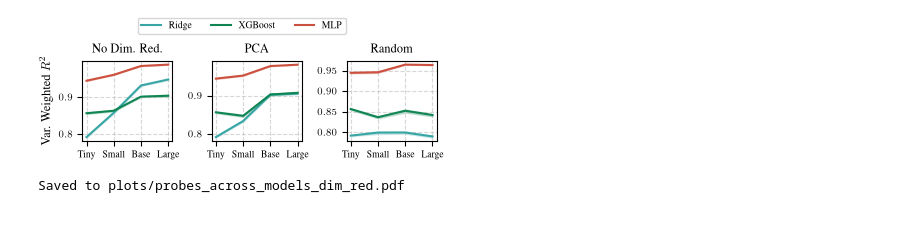
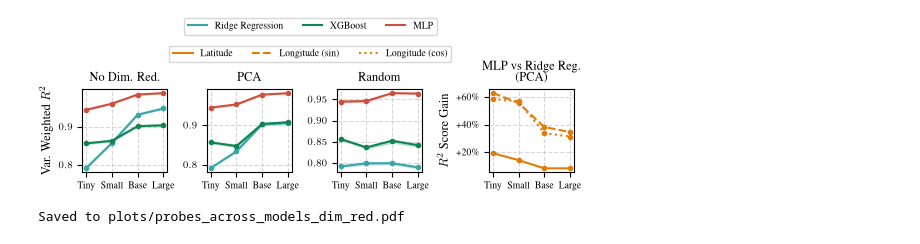
Before and after one commit to kdybek/terramind_probing, a Jupyter notebook: plots.ipynb, the cells around one changed output. Cells and saved outputs as stored; diff of their text form; code cells hidden in the pictures.

Commit message:
updated plots

```diff
--- a/plots.ipynb
+++ b/plots.ipynb
@@ -112,6 +112,11 @@ linestyle_handles = [
     Line2D([0], [0], color=PROBE_COLORS["mlp_ridge_gain"], lw=1.5, linestyle="-", label="Latitude"),
     Line2D([0], [0], color=PROBE_COLORS["mlp_ridge_gain"], lw=1.5, linestyle="--", label="Longitude (sin)"),
     Line2D([0], [0], color=PROBE_COLORS["mlp_ridge_gain"], lw=1.5, linestyle=":", label="Longitude (cos)")
+]
+color_handles = [
+    Line2D([0], [0], color=PROBE_COLORS["ridge"], lw=1.5, label=PROBE_LABELS["ridge"]),
+    Line2D([0], [0], color=PROBE_COLORS["xgboost"], lw=1.5, label=PROBE_LABELS["xgboost"]),
+    Line2D([0], [0], color=PROBE_COLORS["mlp"], lw=1.5, label=PROBE_LABELS["mlp"])
 ]
 target_linestyle_map = {
     "r2_lat": "-",
@@ -164,7 +169,7 @@ for ax, tgt in zip(axes[:3], TARGET_NAMES, strict=True):
             mean_cache[(model, probe, tgt)] = mean
 
         x = np.arange(len(MODEL_NAMES))
-        ax.plot(x, means, label=PROBE_LABELS[probe], color=PROBE_COLORS[probe])
+        ax.plot(x, means, label=PROBE_LABELS[probe], color=PROBE_COLORS[probe], marker="o", markersize=MARKER_SIZE)
         ax.fill_between(x, los, his, alpha=0.2, color=PROBE_COLORS[probe])
 
     ax.set_xticks(x)
@@ -188,20 +193,20 @@ for tgt in TARGET_NAMES:
         rel_gains,
         label=TARGET_LABELS[tgt],
         color=PROBE_COLORS["mlp_ridge_gain"],
-        linestyle=target_linestyle_map[tgt]
+        linestyle=target_linestyle_map[tgt],
+        marker="o",
+        markersize=MARKER_SIZE
     )
 axes[-1].set_xticks(x)
 axes[-1].set_xticklabels([MODEL_LABELS[model] for model in MODEL_NAMES])
-axes[-1].set_title("MLP vs Ridge")
+axes[-1].set_title("MLP vs Ridge Reg.")
 axes[-1].set_ylabel("$R^2$ Score Gain")
 axes[-1].grid(True, linestyle="--", alpha=0.5)
 axes[-1].yaxis.set_major_formatter(FuncFormatter(percent_formatter))
 
-handles, labels = axes[0].get_legend_handles_labels()
-
 fig.legend(
-    handles,
-    labels,
+    color_handles,
+    PROBE_LABELS.values(),
     loc="upper center",
     bbox_to_anchor=(0.5, 1.42),
     ncol=len(PROBE_NAMES),
@@ -303,7 +306,7 @@ from tueplots import bundles, figsizes
 os.environ["PATH"] += os.pathsep + "/Library/TeX/texbin"
 
 plt.rcParams.update(bundles.neurips2024())
-plt.rcParams.update(figsizes.neurips2024(nrows=1, ncols=3, height_to_width_ratio=0.9, rel_width=0.75))
+plt.rcParams.update(figsizes.neurips2024(nrows=1, ncols=4, height_to_width_ratio=1.0, rel_width=1.0))
 plt.rcParams.update({
     "text.latex.preamble": r"\usepackage{times}\usepackage{amsmath}",
     "text.usetex": True,
@@ -313,8 +316,10 @@ df = pd.read_csv(RESULTS_PATH)
 
 os.makedirs("plots", exist_ok=True)
 
-fig, axes = plt.subplots(1, 3, sharey=False, sharex=False)
-for ax, dim_red in zip(axes, DIM_REDUCTION_NAMES, strict=True):
+pca_mean_cache = {}
+
+fig, axes = plt.subplots(1, 4, sharey=False, sharex=False)
+for ax, dim_red in zip(axes[:3], DIM_REDUCTION_NAMES, strict=True):
     for probe in PROBE_NAMES:
         means = []
         los = []
@@ -331,39 +336,77 @@ for ax, dim_red in zip(axes, DIM_REDUCTION_NAMES, strict=True):
 
             assert len(sub_df) == NUM_FOLDS, f"Expected {NUM_FOLDS} folds, but got {len(sub_df)} for model={model}, probe={probe}, dim_red={dim_red}"
 
             scores = sub_df["r2_all"].values
             mean, lo, hi = mean_bootstrap_ci(scores)
             means.append(mean)
             los.append(lo)
             his.append(hi)
 
+            if dim_red == "pca":
+                for tgt in TARGET_NAMES:
+                    scores = sub_df[tgt].values
+                    mean, _, _ = mean_bootstrap_ci(scores)
+                    pca_mean_cache[(model, probe, tgt)] = mean
+
         x = np.arange(len(MODEL_NAMES))
-        ax.plot(x, means, label=PROBE_LABELS[probe], color=PROBE_COLORS[probe])
+        ax.plot(x, means, label=PROBE_LABELS[probe], color=PROBE_COLORS[probe], marker="o", markersize=MARKER_SIZE)
         ax.fill_between(x, los, his, alpha=0.2, color=PROBE_COLORS[probe])
 
     ax.set_xticks(x)
     ax.set_xticklabels([MODEL_LABELS[model] for model in MODEL_NAMES])
     ax.set_title(DIM_REDUCTION_LABELS[dim_red])
     ax.grid(True, linestyle="--", alpha=0.5)
 
 axes[0].set_ylabel("Var. Weighted $R^2$")
 
-handles, labels = axes[0].get_legend_handles_labels()
+for tgt in TARGET_NAMES:
+    rel_gains = []
+    for model in MODEL_NAMES:
+        mlp_mean = pca_mean_cache[(model, "mlp", tgt)]
+        ridge_mean = pca_mean_cache[(model, "ridge", tgt)]
+        rel_gain = (mlp_mean - ridge_mean) / abs(ridge_mean)
+        rel_gains.append(rel_gain)
+
+    x = np.arange(len(MODEL_NAMES))
+    axes[-1].plot(
+        x,
+        rel_gains,
+        label=TARGET_LABELS[tgt],
+        color=PROBE_COLORS["mlp_ridge_gain"],
+        linestyle=target_linestyle_map[tgt],
+        marker="o",
+        markersize=MARKER_SIZE
+    )
+axes[-1].set_xticks(x)
+axes[-1].set_xticklabels([MODEL_LABELS[model] for model in MODEL_NAMES])
+axes[-1].set_title("MLP vs Ridge Reg.\n(PCA)")
+axes[-1].set_ylabel("$R^2$ Score Gain")
+axes[-1].grid(True, linestyle="--", alpha=0.5)
+axes[-1].yaxis.set_major_formatter(FuncFormatter(percent_formatter))
 
 fig.legend(
-    handles,
-    labels,
+    color_handles,
+    PROBE_LABELS.values(),
     loc="upper center",
-    bbox_to_anchor=(0.5, 1.22),
+    bbox_to_anchor=(0.5, 1.32),
     ncol=len(PROBE_NAMES),
+    frameon=True,
+)
+
+fig.legend(
+    linestyle_handles,
+    TARGET_LABELS.values(),
+    loc="upper center",
+    bbox_to_anchor=(0.5, 1.12),
+    ncol=len(TARGET_NAMES),
     frameon=True,
 )
 
 plt.savefig("plots/probes_across_models_dim_red.pdf", bbox_inches="tight")
 plt.show()
 print("\nSaved to plots/probes_across_models_dim_red.pdf")
 # %% [output]
-[figure, old version]
+[figure, new version]
 Saved to plots/probes_across_models_dim_red.pdf
 # %%
 import os
```
Also changed, not shown: parts of 4 cells of this notebook.
